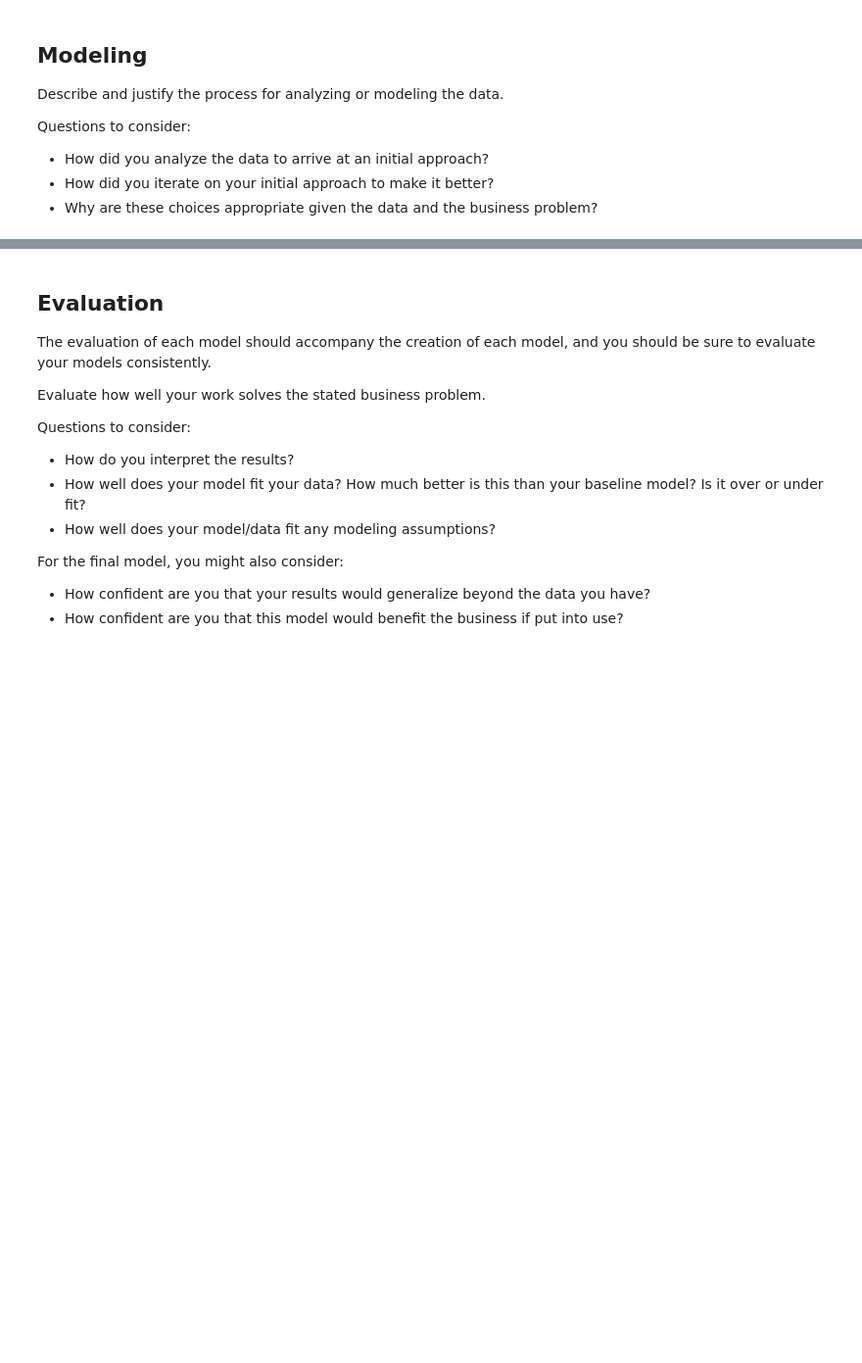
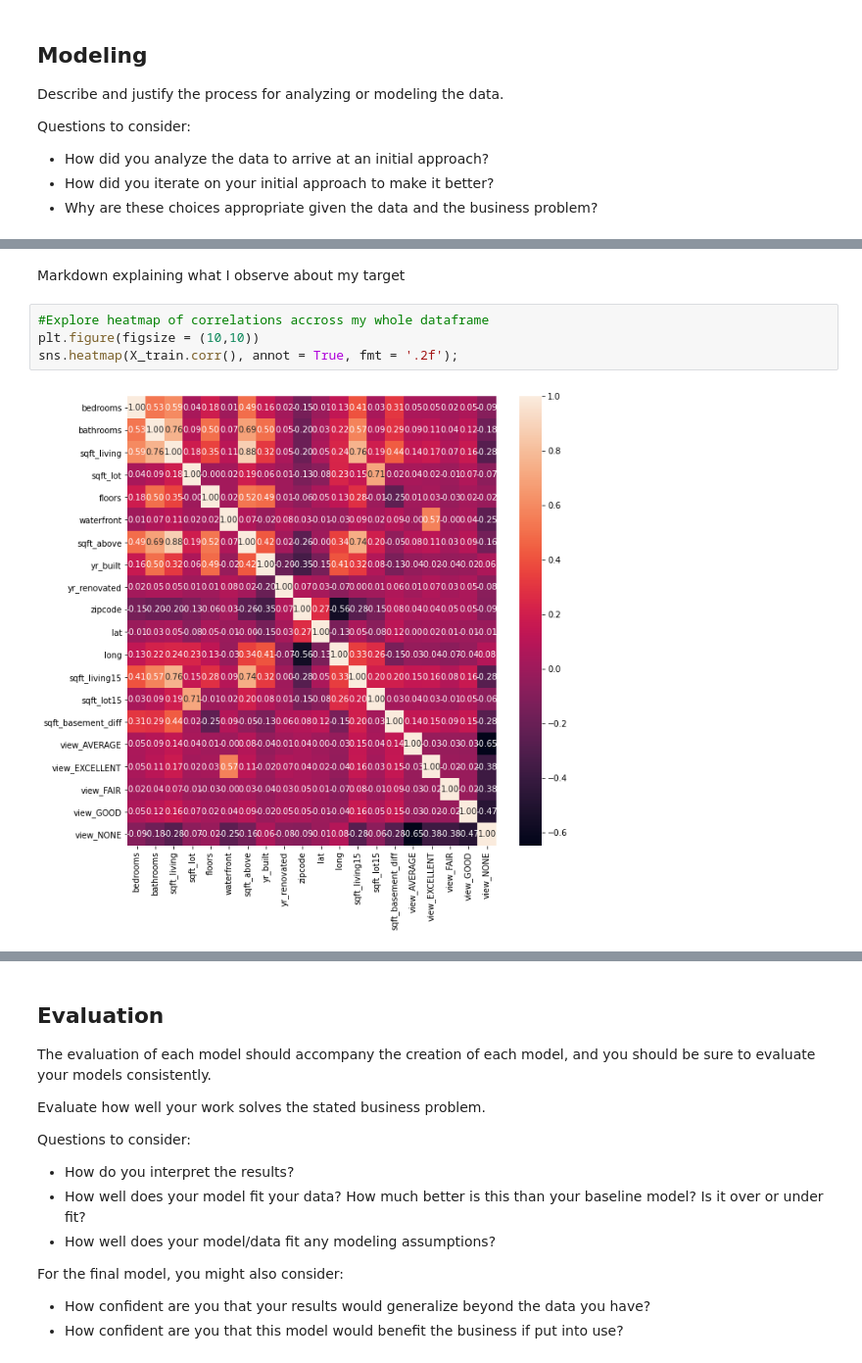
Before and after one commit to garrettwilliams90/Housing_Analysis, a Jupyter notebook: Notebooks/Garrett/Project2_Garrett.ipynb, the cells around one changed output, grey strips where cells are left out. Shown at 98% size. Saved outputs shown, nothing was run; the diff lists cells and outputs as text; blank space fills up the shorter version.

```diff
--- a/Notebooks/Garrett/Project2_Garrett.ipynb
+++ b/Notebooks/Garrett/Project2_Garrett.ipynb
@@ -195,0 +400,8 @@ Questions to consider:
+# %% [markdown]
+Markdown explaining what I observe about my target
+# %%
+#Explore heatmap of correlations accross my whole dataframe
+plt.figure(figsize = (10,10))
+sns.heatmap(X_train.corr(), annot = True, fmt = '.2f');
+# %% [output]
+[figure, added]
```
Also changed, not shown: parts of 34 cells of this notebook.
